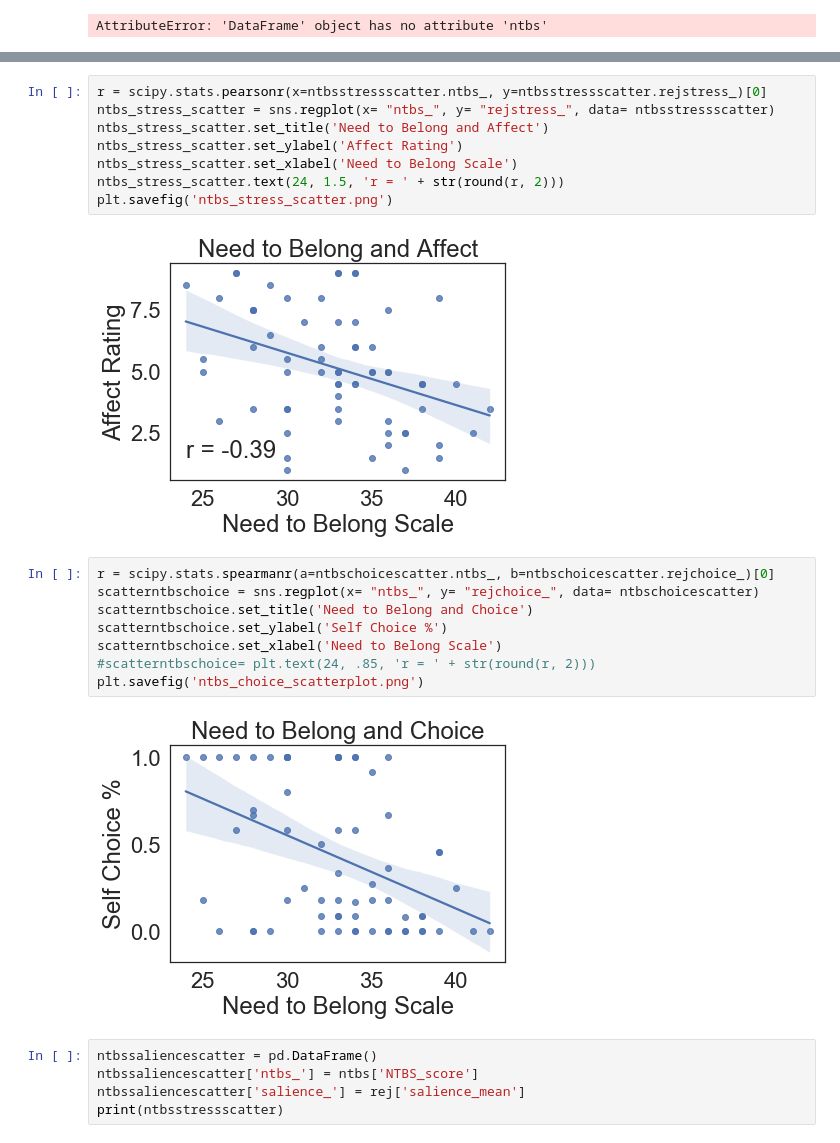
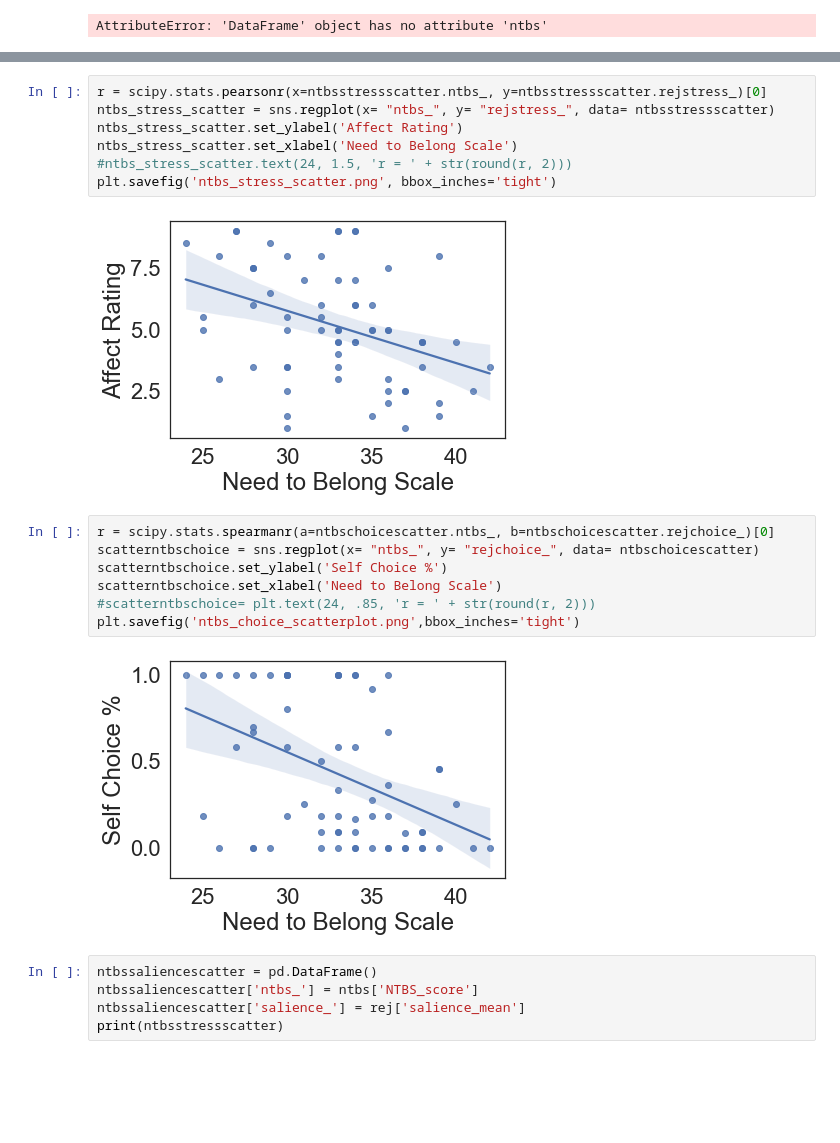
Before and after one commit to fareri-lab/Rejection_Choice, a Jupyter notebook: RMAnova w Pingouin_7.18.23.ipynb, the cells around one changed output, grey strips where cells are left out. Drawn from its saved outputs; the diff is of its cells as text; blank space fills up the shorter version.

Commit message:
JD
updated plots for NTBS and SRQ correlations

```diff
--- a/RMAnova w Pingouin_7.18.23.ipynb
+++ b/RMAnova w Pingouin_7.18.23.ipynb
@@ -760,23 +760,21 @@ print(ntbsstressscatter)
 # %%
 r = scipy.stats.pearsonr(x=ntbsstressscatter.ntbs_, y=ntbsstressscatter.rejstress_)[0]
 ntbs_stress_scatter = sns.regplot(x= "ntbs_", y= "rejstress_", data= ntbsstressscatter)
-ntbs_stress_scatter.set_title('Need to Belong and Affect')
 ntbs_stress_scatter.set_ylabel('Affect Rating')
 ntbs_stress_scatter.set_xlabel('Need to Belong Scale')
-ntbs_stress_scatter.text(24, 1.5, 'r = ' + str(round(r, 2)))
-plt.savefig('ntbs_stress_scatter.png')
+#ntbs_stress_scatter.text(24, 1.5, 'r = ' + str(round(r, 2)))
+plt.savefig('ntbs_stress_scatter.png', bbox_inches='tight')
 # %% [output]
-[figure, old version]
+[figure, new version]
 # %%
 r = scipy.stats.spearmanr(a=ntbschoicescatter.ntbs_, b=ntbschoicescatter.rejchoice_)[0]
 scatterntbschoice = sns.regplot(x= "ntbs_", y= "rejchoice_", data= ntbschoicescatter)
-scatterntbschoice.set_title('Need to Belong and Choice')
 scatterntbschoice.set_ylabel('Self Choice %')
 scatterntbschoice.set_xlabel('Need to Belong Scale')
 #scatterntbschoice= plt.text(24, .85, 'r = ' + str(round(r, 2)))
-plt.savefig('ntbs_choice_scatterplot.png')
+plt.savefig('ntbs_choice_scatterplot.png',bbox_inches='tight')
 # %% [output]
-[figure, old version]
+[figure, new version]
 # %%
 ntbssaliencescatter = pd.DataFrame()
 ntbssaliencescatter['ntbs_'] = ntbs['NTBS_score']
```
Also changed, not shown: parts of 3 cells of this notebook, 5 other files.
